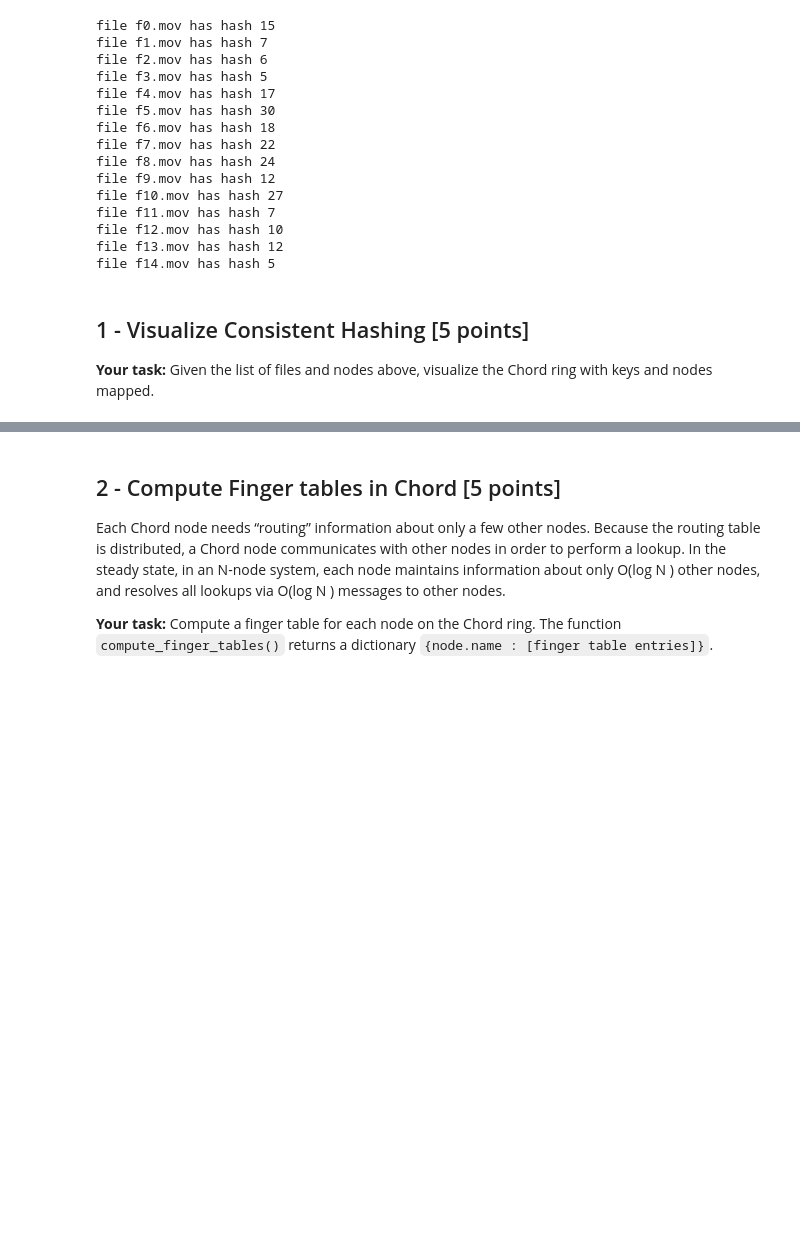
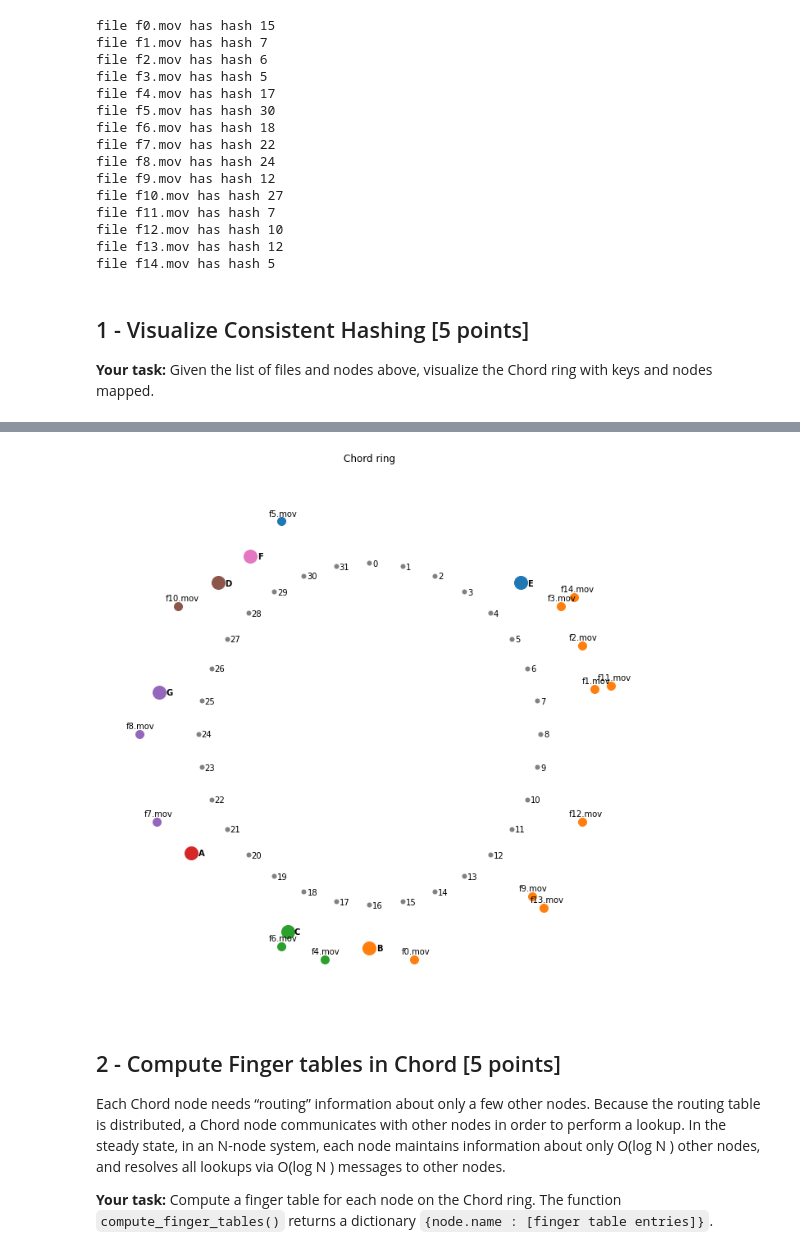
Before and after one commit to xmihol00/fault_tolerant_algorithms, a Jupyter notebook: project_03/Project_03__Distributed_Storage_Systems.ipynb, the cells around one changed output, grey strips where cells are left out. Cells and saved outputs as stored; diff of their text form; code cells hidden in the pictures; blank space fills up the shorter version.

Commit message:
main-visualisation fixed, finger tables

```diff
--- a/project_03/Project_03__Distributed_Storage_Systems.ipynb
+++ b/project_03/Project_03__Distributed_Storage_Systems.ipynb
@@ -147,3 +100,83 @@ plt.show()
+# %%
+import numpy as np
+import matplotlib.pyplot as plt
+
+cmap_table = plt.get_cmap("tab10")
+
+num_nodes = len(storage_nodes)
+nodes = [[hash_fn(node.host), node.name] for node in storage_nodes]
+nodes.sort()
+files = [[hash_fn(file), file] for file in filelist]
+
+num_plots = 1 << 5
+angles = np.linspace(-np.pi / 2, 1.5 * np.pi, num_plots + 1) * -1 # -1 to rotate clockwise
+
+node_angles = angles[[hash for hash, _ in nodes]]
+file_angles = angles[[hash for hash, _ in files]]
+for i, file_angle in enumerate(file_angles):
+    files[i].append(file_angle)
+
+file_angles_dictonaries = []
+for file in files:
+    i = 0
+    while True:
+        if len(file_angles_dictonaries) == i:
+            file_angles_dictonaries.append({file[0]: file})
+            break
+        elif not file_angles_dictonaries[i].get(file[0], False):
+            file_angles_dictonaries[i][file[0]] = file
+            break
+        else:
+            i += 1
+
+file_lists = [sorted(list(file_angles_dict.values())) for file_angles_dict in file_angles_dictonaries]
+
+figure, axis = plt.subplots(1, figsize=(12, 12), facecolor="white")
+axis.set_aspect(1)
+
+radius = 8
+angles = angles[:num_plots]
+x = radius * np.cos(angles)
+y = radius * np.sin(angles)
+axis.scatter(x, y, s=25, c="gray")
+for i, (xi, yi) in enumerate(zip(x, y)):
+    axis.annotate(i, (xi + 0.15, yi - 0.15))
+
+radius = 10
+x = radius * np.cos(node_angles)
+y = radius * np.sin(node_angles)
+for i, (xi, yi) in enumerate(zip(x, y)):
+    axis.plot(xi, yi, marker="o", markersize=16, markerfacecolor=cmap_table(i), markeredgecolor=cmap_table(i))
+for i, (node, xi, yi) in enumerate(zip(nodes, x, y)):
+    axis.annotate(node[1], (xi + 0.32, yi - 0.15), fontweight="bold")
+
+nodes.insert(0, [nodes[-1][0] - num_plots, ""])
+nodes.pop()
+for files in file_lists:
+    radius += 0.75
+    file_angles = [file[2] for file in files]
+    x = radius * np.cos(file_angles)
+    y = radius * np.sin(file_angles)
+    for i, ((file_hash, *_), xi, yi) in enumerate(zip(files, x, y)):
+        for j, (node_hash, _) in enumerate(nodes):
+            if file_hash > node_hash and file_hash <= nodes[(j + 1) % num_nodes][0]:
+                break
+            color = cmap_table((j + 1) % num_nodes)
+        axis.plot(xi, yi, marker="o", markersize=10, markerfacecolor=color, markeredgecolor=color)
+    for i, (file, xi, yi) in enumerate(zip(files, x, y)):
+        axis.annotate(file[1], (xi - 0.6, yi + 0.25))
+
+axis.set_xlim((-radius - 1, radius + 1))
+axis.set_ylim((-radius - 1, radius + 1))
+axis.set_frame_on(False)
+axis.set_xticks([], [])
+axis.set_yticks([], [])
+
+plt.title("Chord ring")
+plt.savefig("chord_ring")
+plt.show()
+# %% [output]
+[figure, added]
 # %% [markdown]
 ## 2 - Compute Finger tables in Chord [5 points]
 
```
Also changed, not shown: parts of 4 cells of this notebook, 1 other file.
